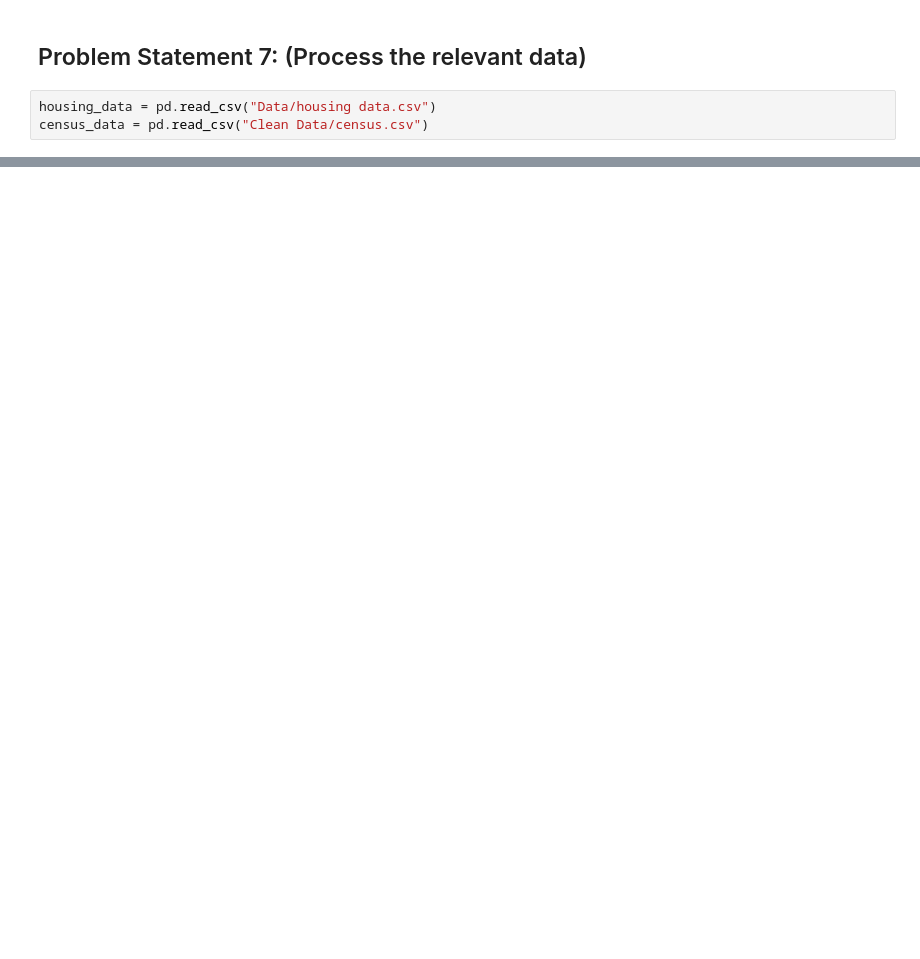
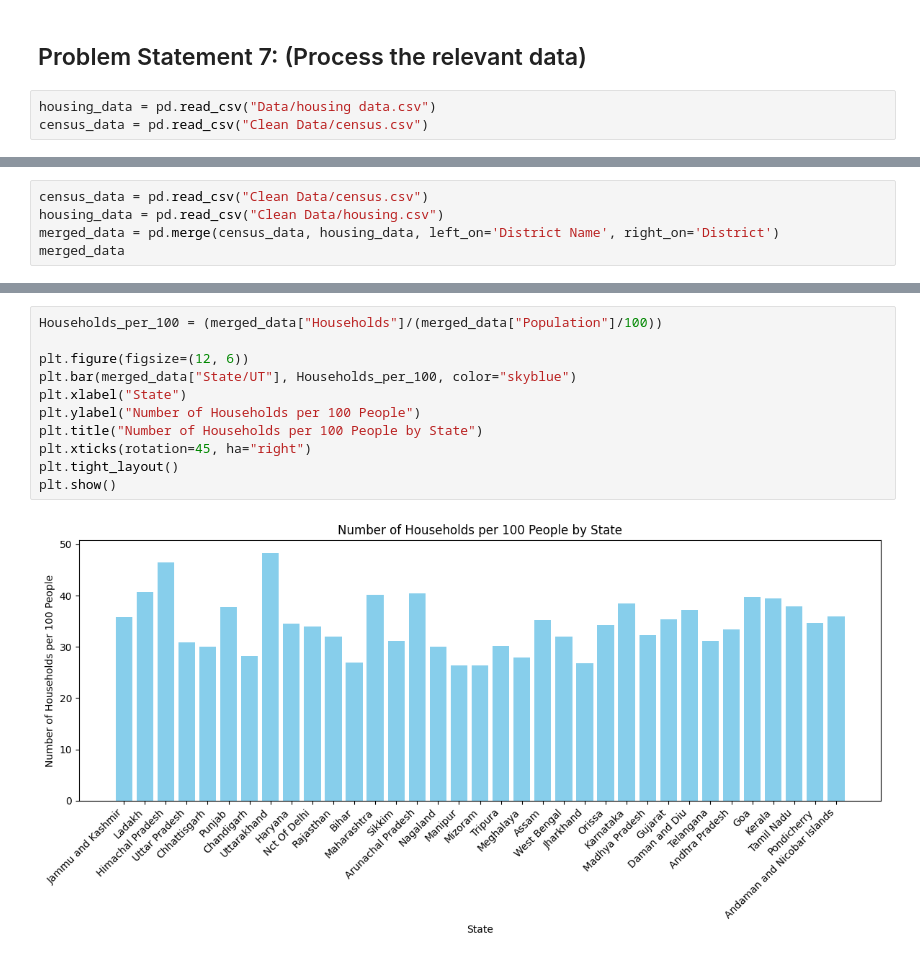
Before and after one commit to prathamchopra001/Healthcare-Data-Cleaning, a Jupyter notebook: DS - Python + SQL + ETL - Healthcare Census(new)/data_cleaning_7-9.ipynb, the cells around one changed output, grey strips where cells are left out. Cells and saved outputs as stored; diff of their text form; blank space fills up the shorter version.

```diff
--- a/DS - Python + SQL + ETL - Healthcare Census(new)/data_cleaning_7-9.ipynb
+++ b/DS - Python + SQL + ETL - Healthcare Census(new)/data_cleaning_7-9.ipynb
@@ -108,0 +171,5 @@ District: Purba Medinipur, Percentage Difference: 85.69%
+# %%
+census_data = pd.read_csv("Clean Data/census.csv")
+housing_data = pd.read_csv("Clean Data/housing.csv")
+merged_data = pd.merge(census_data, housing_data, left_on='District Name', right_on='District')
+merged_data
@@ -108,0 +190,13 @@ District: Purba Medinipur, Percentage Difference: 85.69%
+# %%
+Households_per_100 = (merged_data["Households"]/(merged_data["Population"]/100))
+
+plt.figure(figsize=(12, 6))
+plt.bar(merged_data["State/UT"], Households_per_100, color="skyblue")
+plt.xlabel("State")
+plt.ylabel("Number of Households per 100 People")
+plt.title("Number of Households per 100 People by State")
+plt.xticks(rotation=45, ha="right")
+plt.tight_layout()
+plt.show()
+# %% [output]
+[figure, added]
```
Also changed, not shown: parts of 30 cells of this notebook, 11 other files.
